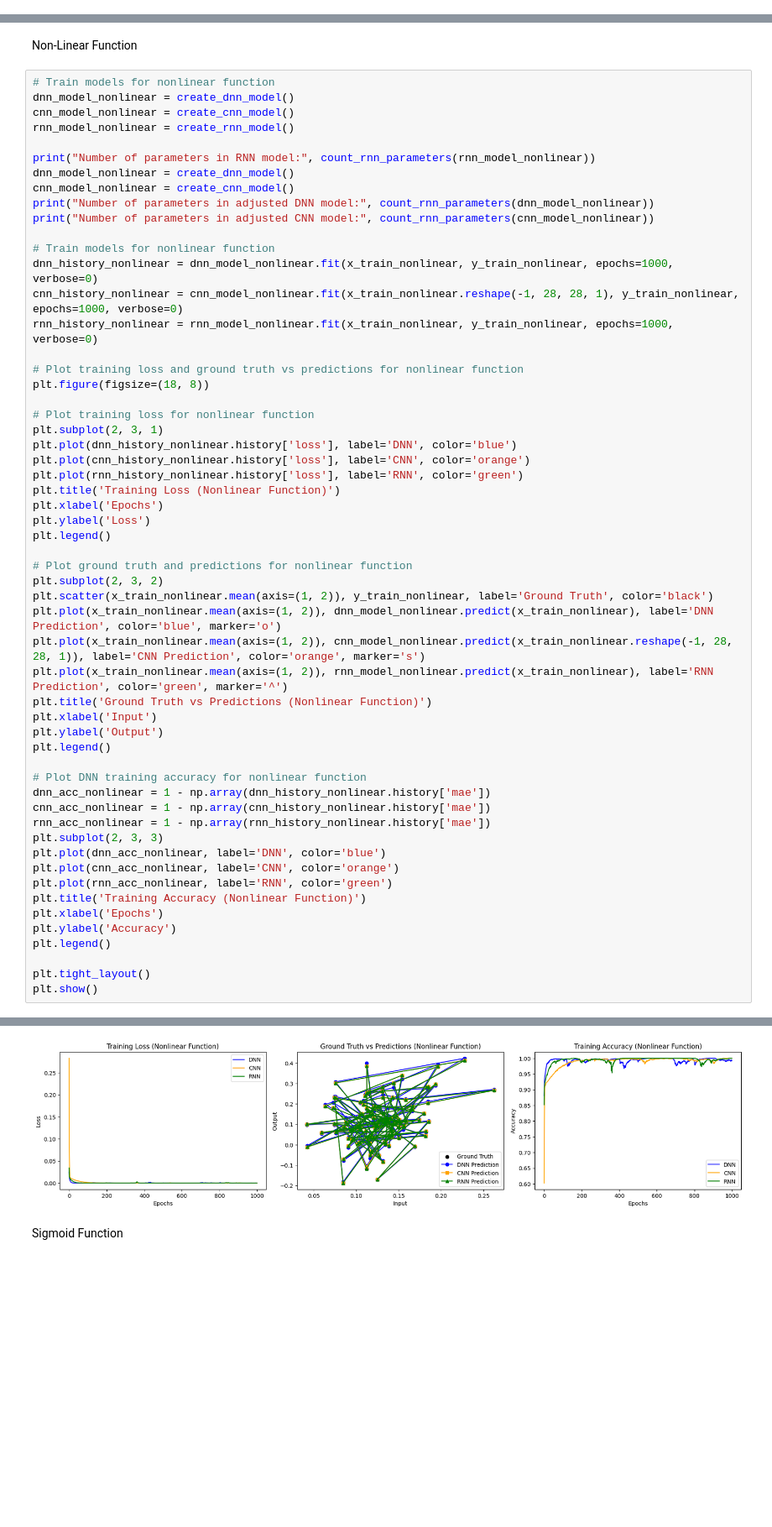
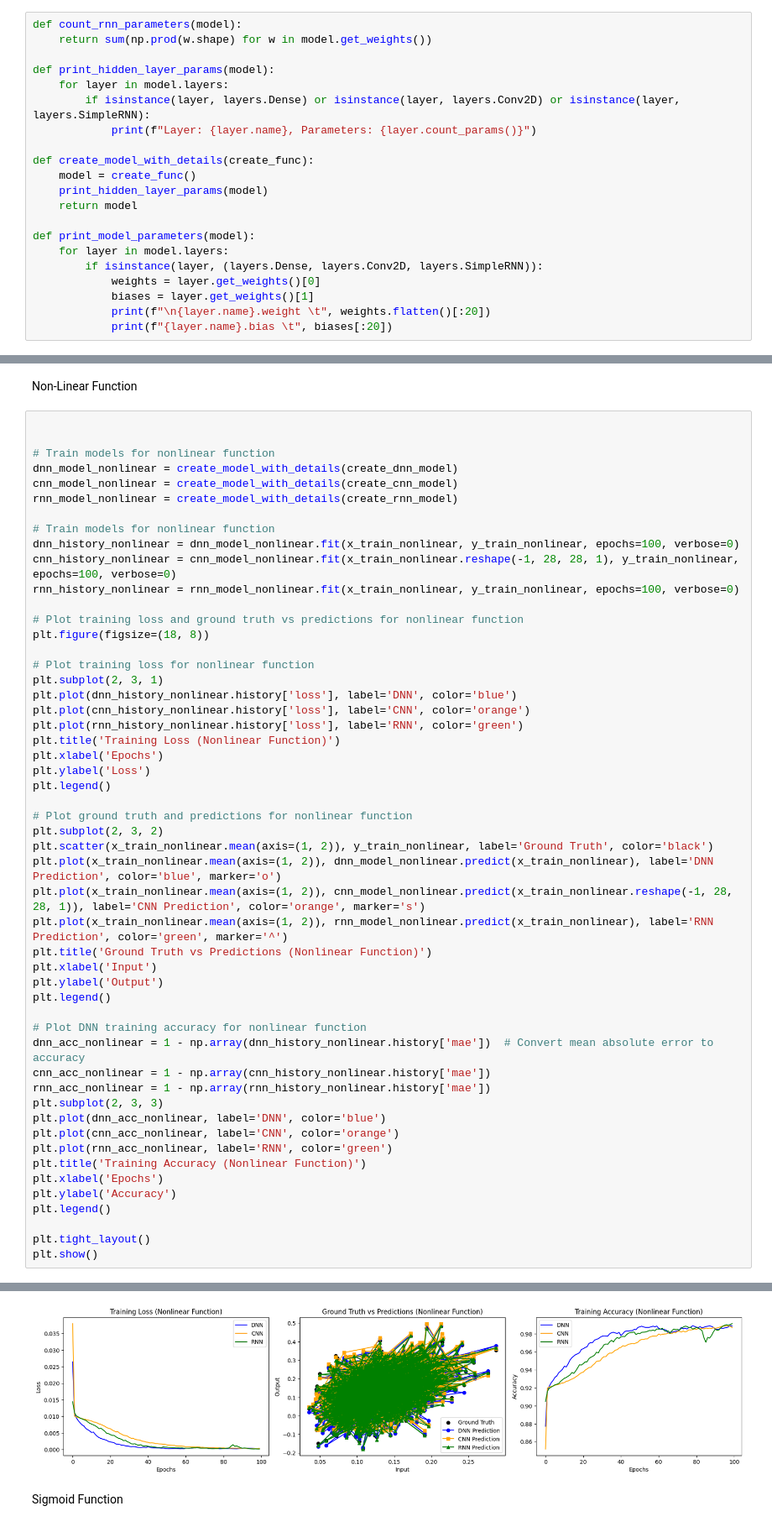
Before and after one commit to gayatri-t/Deep-Learning, a Jupyter notebook: Homework-1/Part-1 Simulate a Function/Part_1.ipynb, the cells around one changed output, grey strips where cells are left out. Shown at 84% size. Cells and saved outputs as stored; diff of their text form; blank space fills up the shorter version.

```diff
--- a/Homework-1/Part-1 Simulate a Function/Part_1.ipynb
+++ b/Homework-1/Part-1 Simulate a Function/Part_1.ipynb
@@ -68,0 +32,21 @@ Downloading data from https://storage.googleapis.com/tensorflow/tf-keras-dataset
+# %%
+def count_rnn_parameters(model):
+    return sum(np.prod(w.shape) for w in model.get_weights())
+
+def print_hidden_layer_params(model):
+    for layer in model.layers:
+        if isinstance(layer, layers.Dense) or isinstance(layer, layers.Conv2D) or isinstance(layer, layers.SimpleRNN):
+            print(f"Layer: {layer.name}, Parameters: {layer.count_params()}")
+
+def create_model_with_details(create_func):
+    model = create_func()
+    print_hidden_layer_params(model)
+    return model
+
+def print_model_parameters(model):
+    for layer in model.layers:
+        if isinstance(layer, (layers.Dense, layers.Conv2D, layers.SimpleRNN)):
+            weights = layer.get_weights()[0]
+            biases = layer.get_weights()[1]
+            print(f"\n{layer.name}.weight \t", weights.flatten()[:20])
+            print(f"{layer.name}.bias \t", biases[:20])
@@ -69,21 +122,17 @@ Downloading data from https://storage.googleapis.com/tensorflow/tf-keras-dataset
 # %% [markdown]
 Non-Linear Function
 # %%
-# Train models for nonlinear function
-dnn_model_nonlinear = create_dnn_model()
-cnn_model_nonlinear = create_cnn_model()
-rnn_model_nonlinear = create_rnn_model()
 
-print("Number of parameters in RNN model:", count_rnn_parameters(rnn_model_nonlinear))
-dnn_model_nonlinear = create_dnn_model()
-cnn_model_nonlinear = create_cnn_model()
-print("Number of parameters in adjusted DNN model:", count_rnn_parameters(dnn_model_nonlinear))
-print("Number of parameters in adjusted CNN model:", count_rnn_parameters(cnn_model_nonlinear))
 
 # Train models for nonlinear function
-dnn_history_nonlinear = dnn_model_nonlinear.fit(x_train_nonlinear, y_train_nonlinear, epochs=1000, verbose=0)
-cnn_history_nonlinear = cnn_model_nonlinear.fit(x_train_nonlinear.reshape(-1, 28, 28, 1), y_train_nonlinear, epochs=1000, verbose=0)
-rnn_history_nonlinear = rnn_model_nonlinear.fit(x_train_nonlinear, y_train_nonlinear, epochs=1000, verbose=0)
+dnn_model_nonlinear = create_model_with_details(create_dnn_model)
+cnn_model_nonlinear = create_model_with_details(create_cnn_model)
+rnn_model_nonlinear = create_model_with_details(create_rnn_model)
+
+# Train models for nonlinear function
+dnn_history_nonlinear = dnn_model_nonlinear.fit(x_train_nonlinear, y_train_nonlinear, epochs=100, verbose=0)
+cnn_history_nonlinear = cnn_model_nonlinear.fit(x_train_nonlinear.reshape(-1, 28, 28, 1), y_train_nonlinear, epochs=100, verbose=0)
+rnn_history_nonlinear = rnn_model_nonlinear.fit(x_train_nonlinear, y_train_nonlinear, epochs=100, verbose=0)
 
 # Plot training loss and ground truth vs predictions for nonlinear function
 plt.figure(figsize=(18, 8))
@@ -110,7 +159,7 @@ plt.ylabel('Output')
 plt.legend()
 
 # Plot DNN training accuracy for nonlinear function
-dnn_acc_nonlinear = 1 - np.array(dnn_history_nonlinear.history['mae'])
+dnn_acc_nonlinear = 1 - np.array(dnn_history_nonlinear.history['mae'])  # Convert mean absolute error to accuracy
 cnn_acc_nonlinear = 1 - np.array(cnn_history_nonlinear.history['mae'])
 rnn_acc_nonlinear = 1 - np.array(rnn_history_nonlinear.history['mae'])
 plt.subplot(2, 3, 3)
@@ -134,4 +188,4 @@ Number of parameters in adjusted CNN model: 346561
-[figure, old version]
+[figure, new version]
 # %% [markdown]
 Sigmoid Function
 # %%
```
Also changed, not shown: parts of 5 cells of this notebook.
